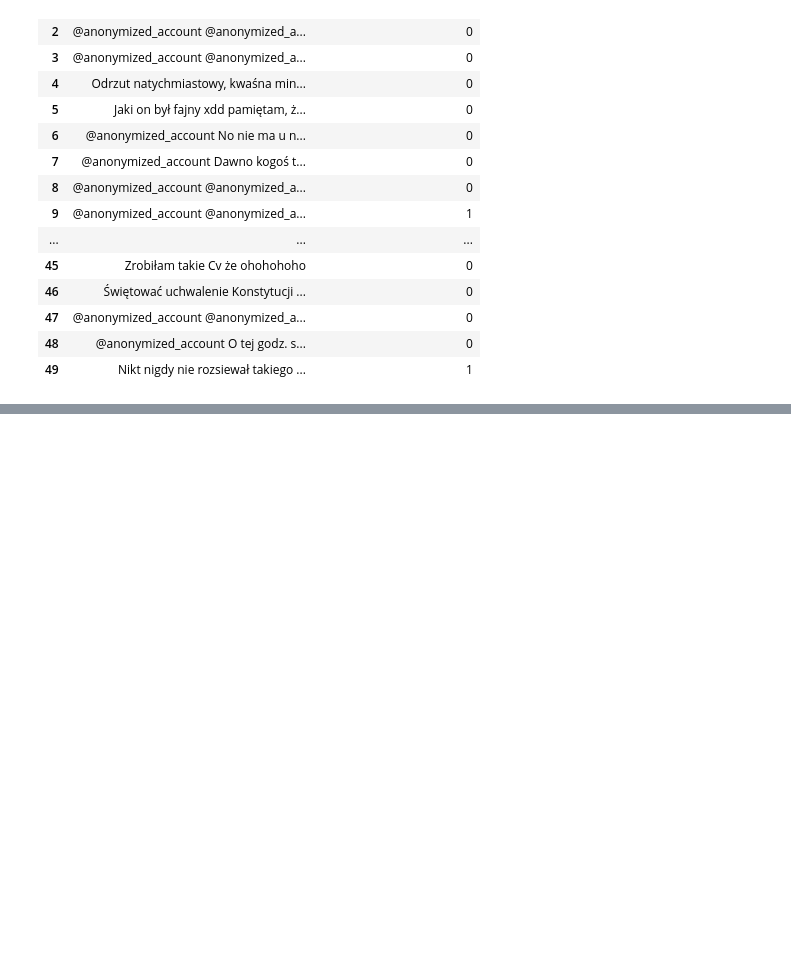
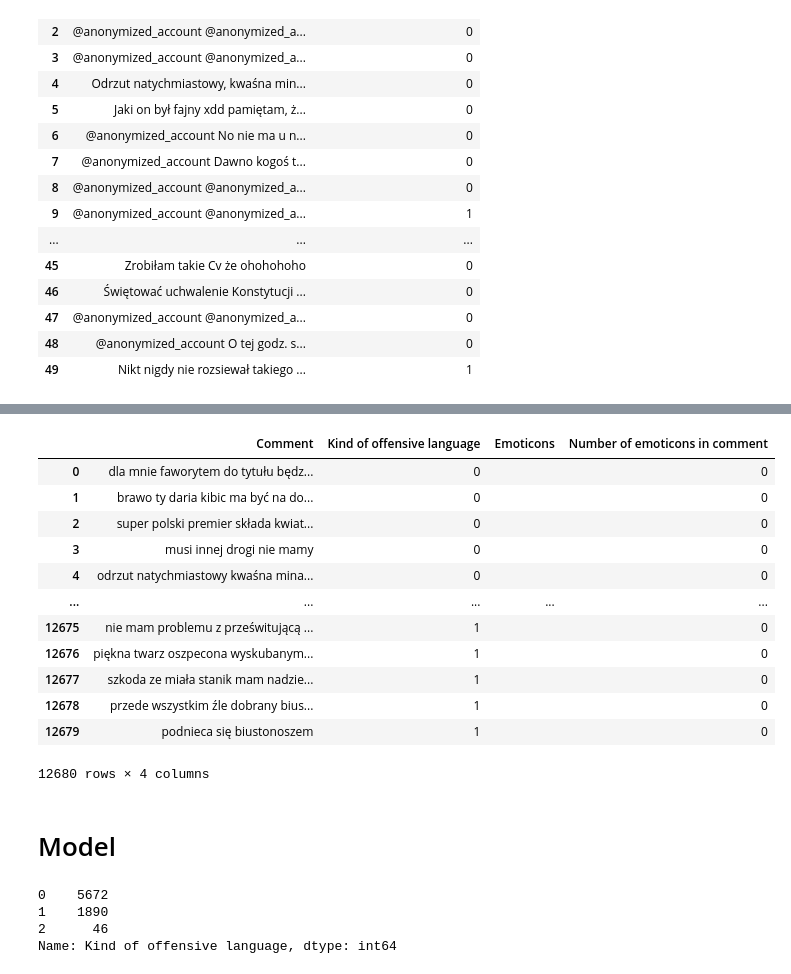
Before and after one commit to PatrykKotulak/Master-thesis, a Jupyter notebook: Hate_Speech_Detection.ipynb, the cells around one changed output, grey strips where cells are left out. Drawn from its saved outputs; the diff is of its cells as text; code cells hidden in the pictures; blank space fills up the shorter version.

```diff
--- a/Hate_Speech_Detection.ipynb
+++ b/Hate_Speech_Detection.ipynb
@@ -126,5 +145,5 @@ def remove_quoting_comments(data):
 # %%
-conected_data = remove_quoting_comments(conected_data)
+conected_data = text_f.remove_quoting_comments(conected_data)
 conected_data.head(50)
 # %% [output]
 |  | Comment | Kind of offensive language |
@@ -256,2 +217,20 @@ def preprocess_text(data: pd.Series):
 # %%
-conected_data['Comment'] = preprocess_text(conected_data['Comment'])
+conected_data['Comment'] = text_f.preprocess_text(conected_data['Comment'])
+# %%
+conected_data
+# %% [output]
+|  | Comment | Kind of offensive language | Emoticons | Number of emoticons in comment |
+| 0 | dla mnie faworytem do tytułu będz... | 0 |  | 0 |
+| 1 | brawo ty daria kibic ma być na do... | 0 |  | 0 |
+| 2 | super polski premier składa kwiat... | 0 |  | 0 |
+| 3 | musi innej drogi nie mamy | 0 |  | 0 |
+| 4 | odrzut natychmiastowy kwaśna mina... | 0 |  | 0 |
+| ... | ... | ... | ... | ... |
+| 12675 | nie mam problemu z prześwitującą ... | 1 |  | 0 |
+| 12676 | piękna twarz oszpecona wyskubanym... | 1 |  | 0 |
+| 12677 | szkoda ze miała stanik mam nadzie... | 1 |  | 0 |
+| 12678 | przede wszystkim źle dobrany bius... | 1 |  | 0 |
+| 12679 | podnieca się biustonoszem | 1 |  | 0 |
+12680 rows × 4 columns
+# %% [markdown]
+# Model
@@ -257,0 +239,7 @@ conected_data['Comment'] = preprocess_text(conected_data['Comment'])
+# %%
+data_train['Kind of offensive language'].value_counts()
+# %% [output]
+0    5672
+1    1890
+2      46
+Name: Kind of offensive language, dtype: int64
```
Also changed, not shown: parts of 11 cells of this notebook, 3 other files.
